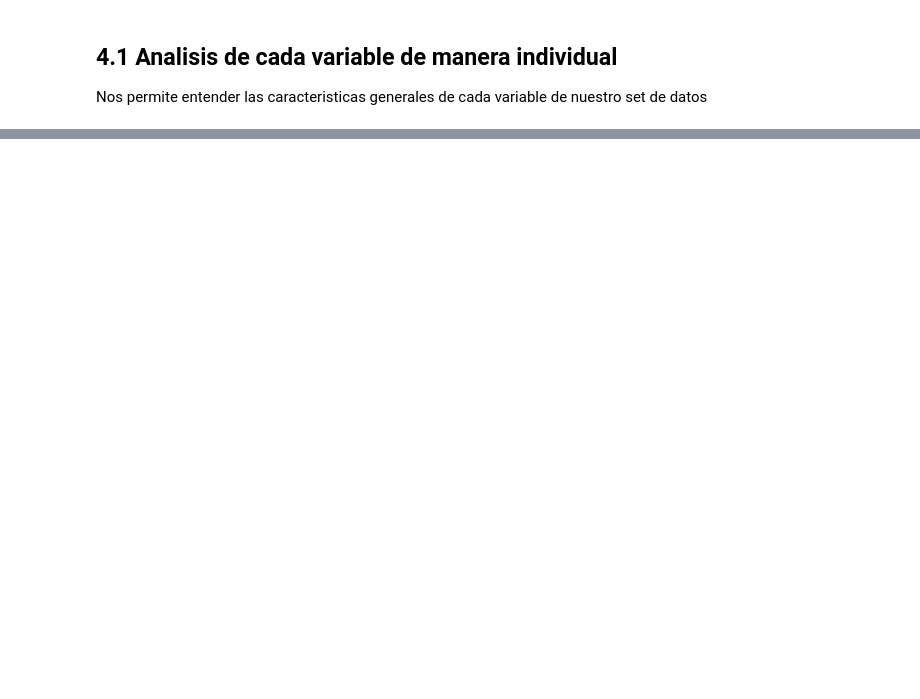
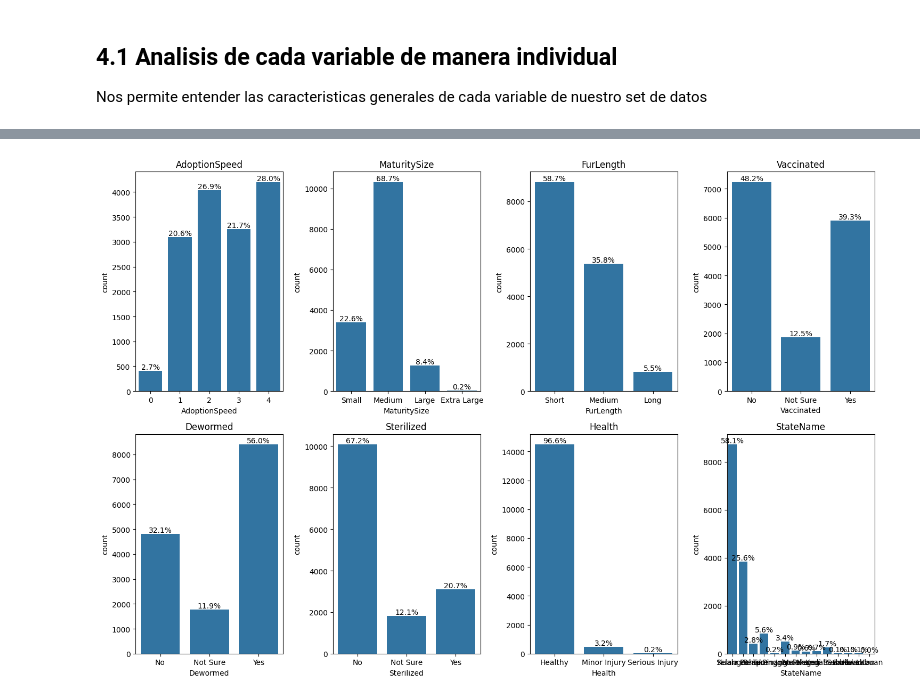
Before and after one commit to Nicoch6/Labo2_Entrega, a Jupyter notebook: 02-EDA.ipynb, the cells around one changed output, grey strips where cells are left out. Cells and saved outputs as stored; diff of their text form; code cells hidden in the pictures; blank space fills up the shorter version.

Commit message:
EDA Analisis variables individuales

```diff
--- a/02-EDA.ipynb
+++ b/02-EDA.ipynb
@@ -12,7 +12,10 @@ import seaborn as sns
 # %%
 train = pd.read_csv('./data/train/train.csv')
 color_labels=pd.read_csv('./data/color_labels.csv')
-samples=pd.read_csv('./data/test/sample_submission.csv')
+state_labels=pd.read_csv('./data/state_labels.csv')
+
+
+train = pd.merge(train, state_labels, how='left', left_on='State', right_on='StateID')
 # %% [markdown]
 # 3.Analisìs Basico
 # %%
@@ -84,0 +165,28 @@ memory usage: 2.7+ MB
+# %%
+variables_categoricas=['AdoptionSpeed','MaturitySize','FurLength','Vaccinated','Dewormed','Sterilized','Health','StateName']
+
+fig, ax = plt.subplots(nrows=2, ncols=4, figsize=(15, 10))
+fig.subplots_adjust(hspace=0.5, wspace=0.5)
+
+ax = ax.flatten()
+
+# Calculo el total de registros en el dataset
+total = len(train)
+
+for i, col in enumerate(variables_categoricas):
+    # Crear el gráfico de barras con seaborn en el subplot correspondiente
+    sns.countplot(x=col, data=train, ax=ax[i])
+
+    for p in ax[i].patches:
+        count = p.get_height()  # Obtener la cantidad de la categoría
+        percentage = 100 * count / total  # Calcular el porcentaje
+        ax[i].annotate(f'{percentage:.1f}%',
+                       (p.get_x() + p.get_width() / 2, count),  # Ubicación del texto
+                       ha='center', va='bottom')  # Centrado en la barra
+
+    ax[i].set_title(col)
+
+plt.tight_layout()
+plt.show()
+# %% [output]
+[figure, added]
```
Also changed, not shown: parts of 22 cells of this notebook, 1 other file.
